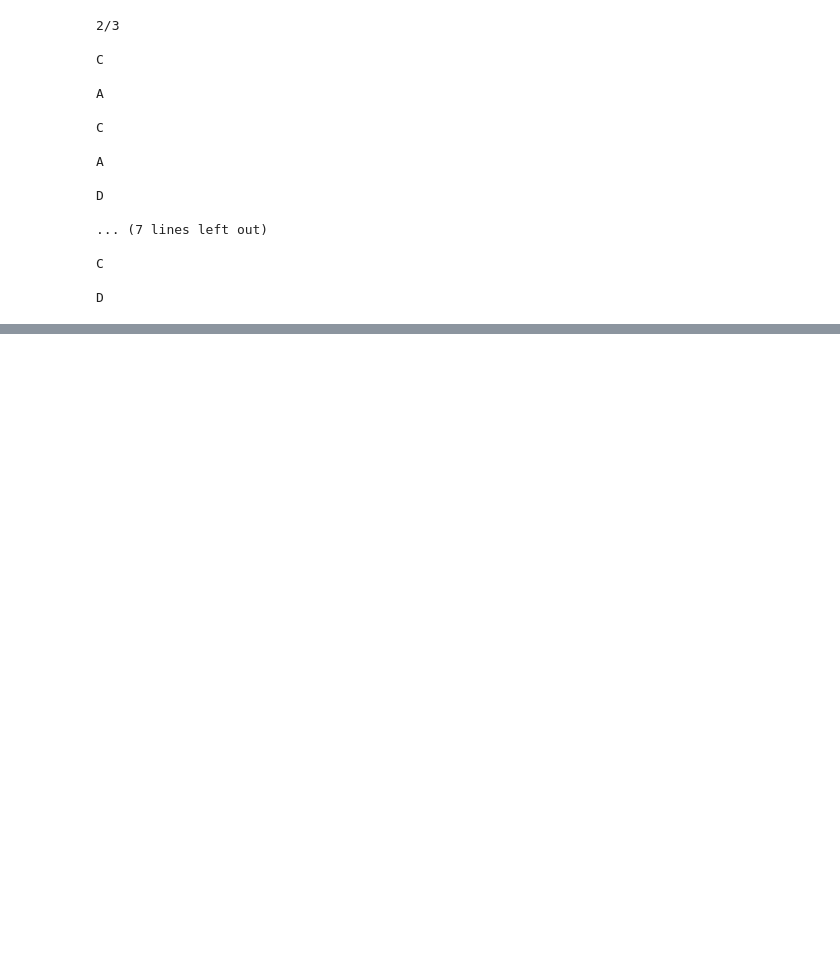
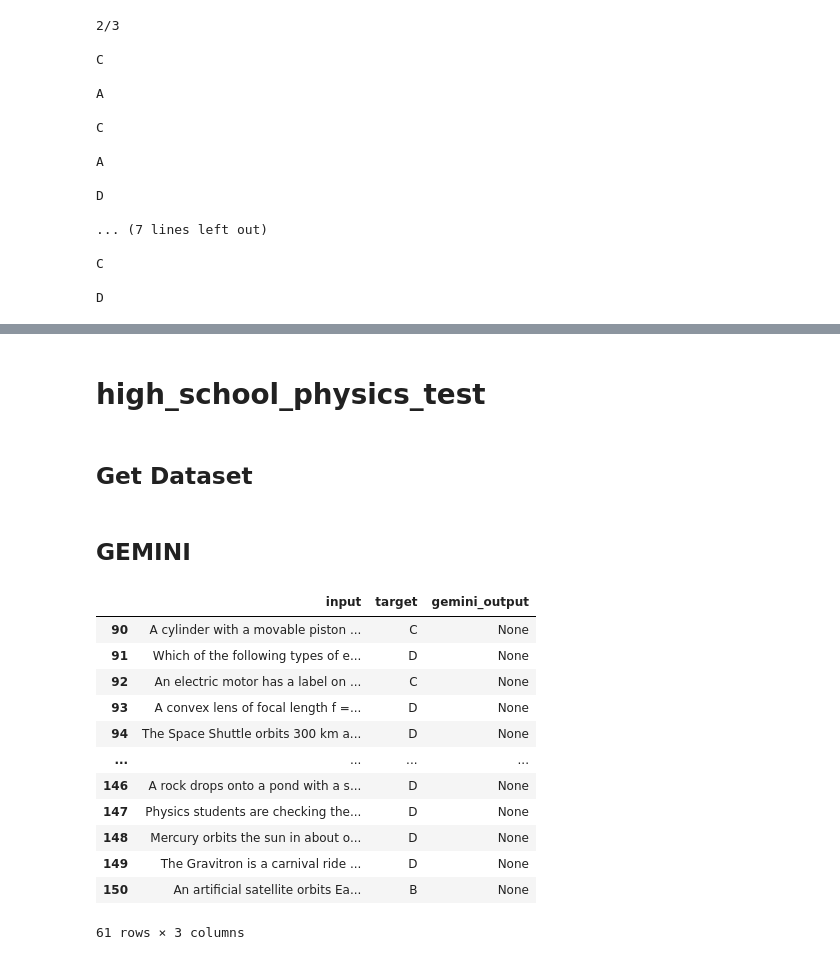
Before and after one commit to ezishr/Undergraduate-Research, a Jupyter notebook: Check points/MMLU/MMLU.ipynb, the cells around one changed output, grey strips where cells are left out. Saved outputs shown, nothing was run; the diff lists cells and outputs as text; code cells hidden in the pictures; blank space fills up the shorter version.

```diff
--- a/Check points/MMLU/MMLU.ipynb
+++ b/Check points/MMLU/MMLU.ipynb
@@ -829,0 +1694,27 @@ gemini_college_physisc.to_csv('gemini_college_physics.csv', index=False)
+# %% [markdown]
+# high_school_physics_test
+# %% [markdown]
+## Get Dataset
+# %%
+high_school_physics_test = MMLU_CSV_Processor_my('MMLU','high_school_physics_test.csv').convert_df()
+# %% [markdown]
+## GEMINI
+# %%
+gemini_high_school_physics_test = high_school_physics_test.copy()
+gemini_high_school_physics_test['gemini_output'] = None
+# %%
+gemini_high_school_physics_test[gemini_high_school_physics_test['gemini_output'].isnull()]
+# %% [output]
+|  | input | target | gemini_output |
+| 90 | A cylinder with a movable piston ... | C | None |
+| 91 | Which of the following types of e... | D | None |
+| 92 | An electric motor has a label on ... | C | None |
+| 93 | A convex lens of focal length f =... | D | None |
+| 94 | The Space Shuttle orbits 300 km a... | D | None |
+| ... | ... | ... | ... |
+| 146 | A rock drops onto a pond with a s... | D | None |
+| 147 | Physics students are checking the... | D | None |
+| 148 | Mercury orbits the sun in about o... | D | None |
+| 149 | The Gravitron is a carnival ride ... | D | None |
+| 150 | An artificial satellite orbits Ea... | B | None |
+61 rows × 3 columns
```
Also changed, not shown: parts of 163 cells of this notebook, 23 other files.
